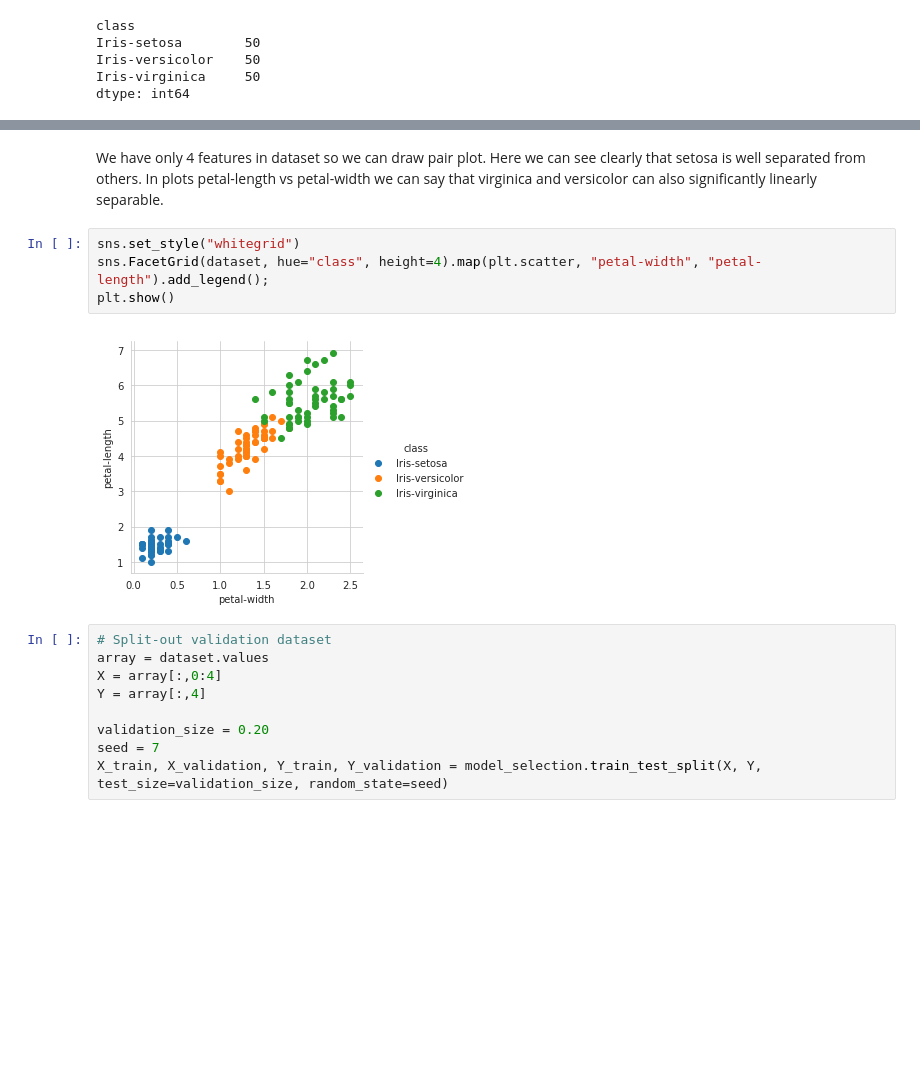
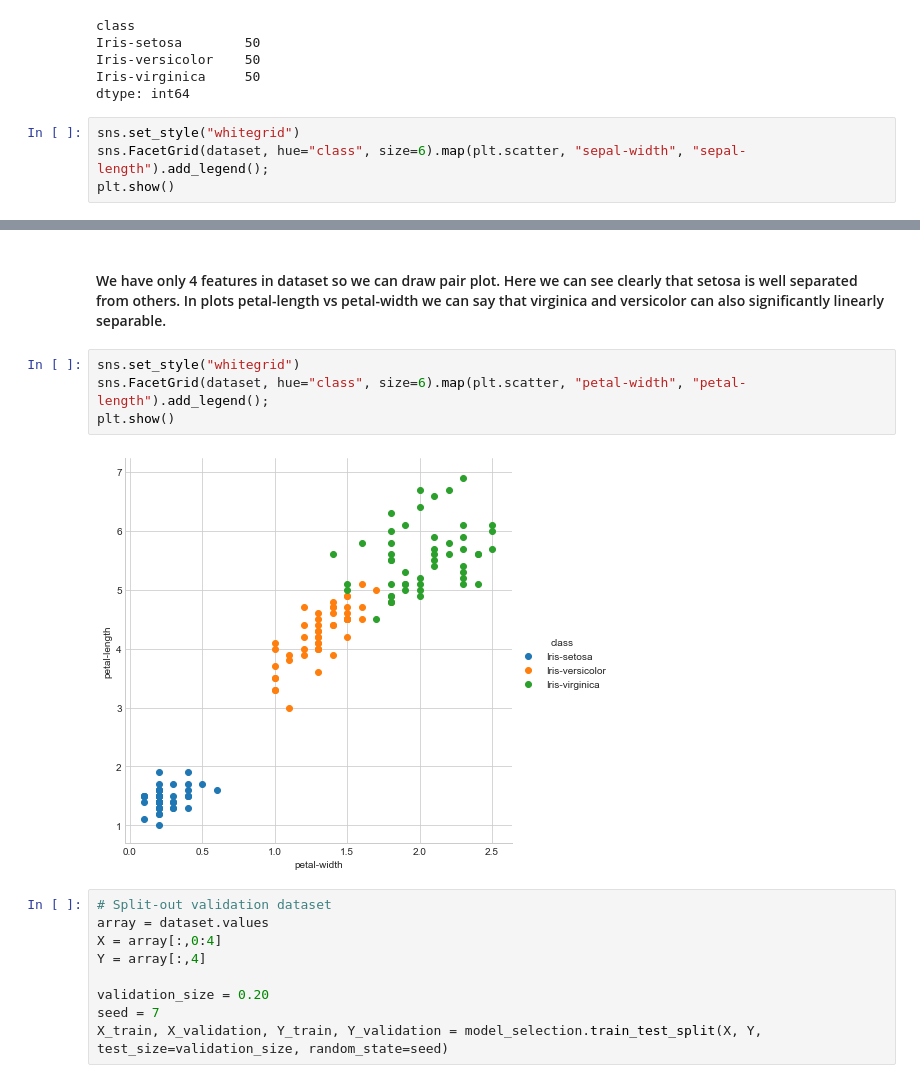
Before and after one commit to DineshDevPandey/machine_learning_portfolio, a Jupyter notebook: hello_world_iris/iris_classification.ipynb, the cells around one changed output, grey strips where cells are left out. Cells and saved outputs as stored; diff of their text form; blank space fills up the shorter version.

Commit message:
added graphs

```diff
--- a/hello_world_iris/iris_classification.ipynb
+++ b/hello_world_iris/iris_classification.ipynb
@@ -78,3 +80,7 @@ Iris-setosa        50
 Iris-versicolor    50
 Iris-virginica     50
 dtype: int64
+# %%
+sns.set_style("whitegrid")
+sns.FacetGrid(dataset, hue="class", size=6).map(plt.scatter, "sepal-width", "sepal-length").add_legend();
+plt.show()
@@ -88,11 +98,11 @@ plt.show()
 # %% [markdown]
-We have only 4 features in dataset so we can draw pair plot. Here we can see clearly that setosa is well separated from others. In plots petal-length vs petal-width we can say that virginica and versicolor can also significantly linearly separable.
+#### We have only 4 features in dataset so we can draw pair plot. Here we can see clearly that setosa is well separated from others. In plots petal-length vs petal-width we can say that virginica and versicolor can also significantly linearly separable.
 # %%
 sns.set_style("whitegrid")
-sns.FacetGrid(dataset, hue="class", height=4).map(plt.scatter, "petal-width", "petal-length").add_legend();
+sns.FacetGrid(dataset, hue="class", size=6).map(plt.scatter, "petal-width", "petal-length").add_legend();
 plt.show()
 # %% [output]
-[figure, old version]
+[figure, new version]
 # %%
 # Split-out validation dataset
 array = dataset.values
```
Also changed, not shown: parts of 9 cells of this notebook.
